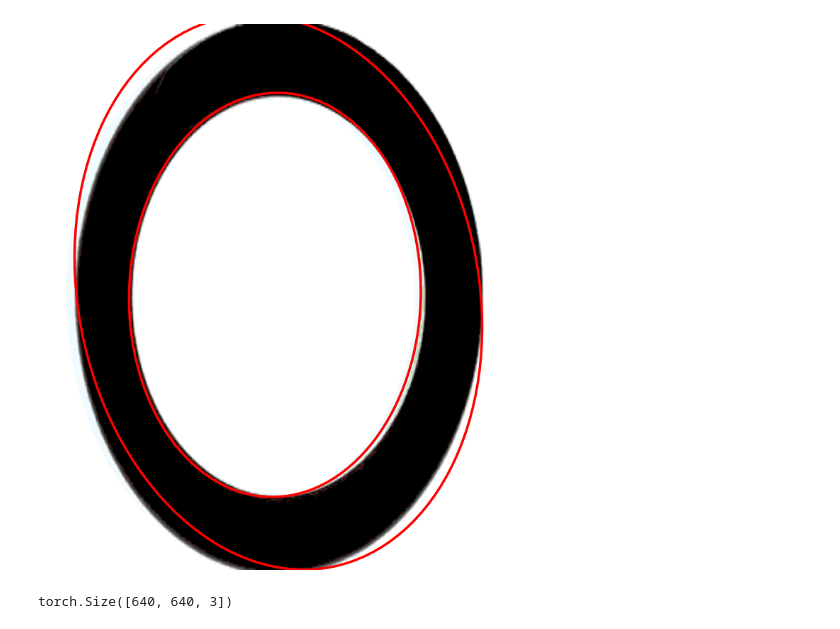
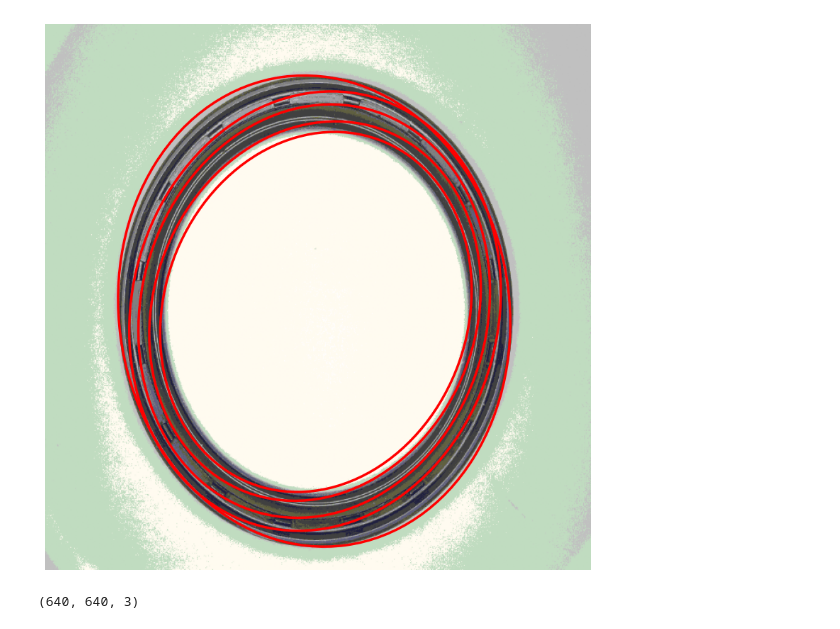
Before and after one commit to aditya0701/HIWI, a Jupyter notebook: ellipse-rcnn-main/scripts/test_model.ipynb, the cells around one changed output. Drawn from its saved outputs; the diff is of its cells as text; code cells hidden in the pictures.

Commit message:
Fixed industry target transforms

```diff
--- a/ellipse-rcnn-main/scripts/test_model.ipynb
+++ b/ellipse-rcnn-main/scripts/test_model.ipynb
@@ -22,6 +27,8 @@ ds = IndustryEllipseDataset(
                 image_files,
                 annotation_files,
             )
-idx =56
+idx = 75
 image,target = ds[idx]
+image = image.permute(1, 2, 0).numpy()
+image = (cv2.cvtColor(image, cv2.COLOR_BGR2RGB))
 # %% [output]
@@ -32,39 +51,66 @@ target size_1: 640 x 640
 # %%
-model = EllipseRCNNModule.load_from_checkpoint(model_path)
-model.eval().cpu()
-pred = model(image.unsqueeze(0))
-score_mask = pred[0]["scores"] > 0.6
-if not len(pred[0]["boxes"][score_mask]) > 0:
-    print(f"No predictions detected for sampled image {idx + 1}.")
+# model = EllipseRCNNModule.load_from_checkpoint(model_path)
+# model.eval().cpu()
+#             # pred = model(image.unsqueeze(0))
+# score_mask = pred[0]["scores"] > 0.6
+# if not len(pred[0]["boxes"][score_mask]) > 0:
+#     print(f"No predictions detected for sampled image {idx + 1}.")
 fig, ax = plt.subplots(figsize=(10, 10))
 
 ax.set_aspect("equal")
 ax.axis("off")
-image = image.permute(1, 2, 0) if image.ndim == 3 else image
+# image = image.permute(1, 2, 0) if image.ndim == 3 else image
 ax.imshow(image, cmap="grey")
 
-ellipses = pred[0]["ellipse_params"][score_mask].view(-1, 5)
-boxes = pred[0]["boxes"][score_mask].view(-1, 4)
+# ellipses = pred[0]["ellipse_params"][score_mask].view(-1, 5)
+# boxes = pred[0]["boxes"][score_mask].view(-1, 4)
+# if image.dtype != np.uint8:
+#     image = (image * 255).astype(np.uint8)
+# ellipse_params = target["ellipse_params"]
+
+# for params in ellipse_params:
+#     # Extracting parameters
+
+#     axis_length_1 = int(params[0])   # X coordinate of center
+#     axis_length_2 = int(params[1])   # Y coordinate of center
+#     center_x = int(params[2])    # Semi-major axis length (half-length)
+#     center_y = int(params[3])    # Semi-minor axis length (half-length)
+#     angle = float(params[4]) #* (180 / np.pi)   # Convert radians to degrees if necessary
+#     print("Image shape:", image.shape)      # Should show H x W x C
+#     print("Center:", (center_x, center_y))
+#     print("Axes lengths:", (axis_length_1, axis_length_2))
+#     print("Angle:", angle)
+
+#     cv2.ellipse(
+#     image,
+#     (center_x, center_y),  # Center
+#     (axis_length_1, axis_length_2),  # Axes lengths should be half-lengths
+#     angle,
+#     0,
+#     360,
+#     (0, 255, 0),  # Color
+#     2)                # Thickness (-1 means filled)
 
 # # Plot ellipses
 # plot_ellipses(
 #     ellipses,
 #     ax=ax,
 #     plot_centers=False, # Whehter to plot ellipse centers
 #     rim_color="b",
 #     alpha=1,
 # )
 plot_ellipses(
             target["ellipse_params"],
             ax=ax,
             plot_centers=False,
             rim_color="r",
             alpha=1,
         )
+# plt.imshow(image)
 plt.show()
 # %% [output]
-[figure, old version]
+[figure, new version]
 # %%
 image.shape
 # %% [output]
-torch.Size([640, 640, 3])
+(640, 640, 3)
```
Also changed, not shown: parts of 3 cells of this notebook, 4 other files.
